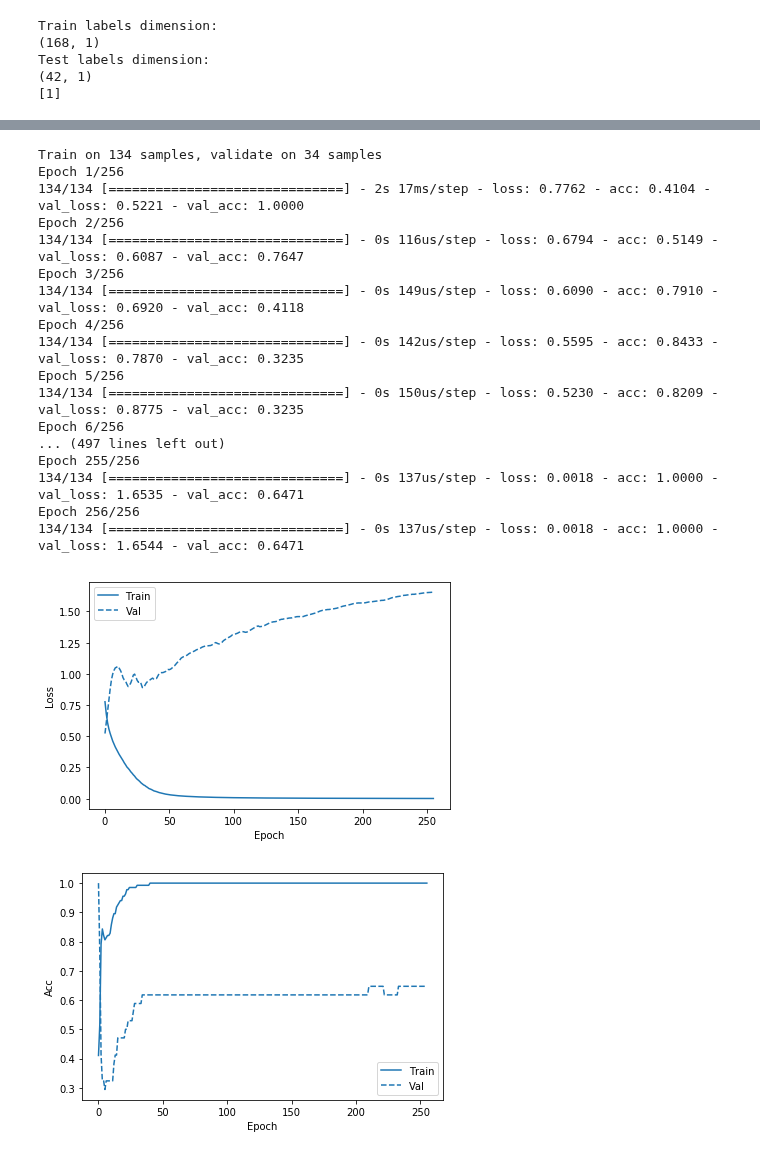
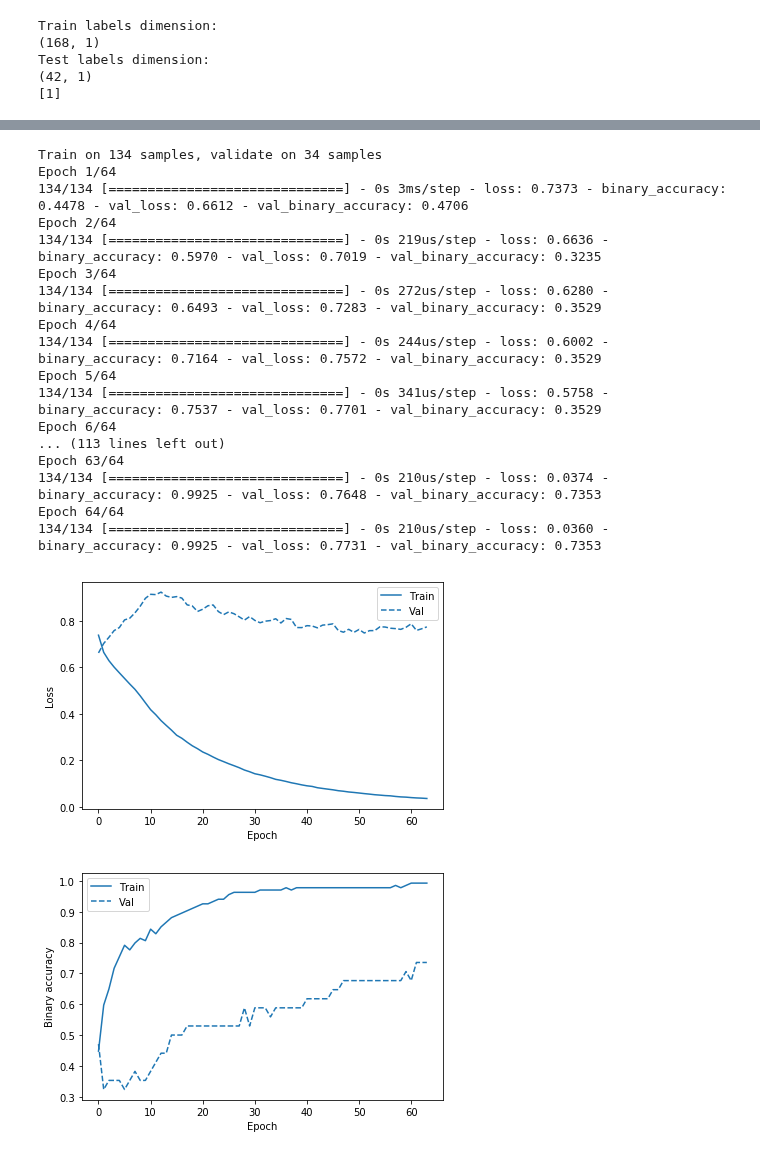
Before and after one commit to borodark/ie7860, a Jupyter notebook: HW2 MLP Sonar.ipynb, the cells around one changed output, grey strips where cells are left out. Drawn from its saved outputs; the diff is of its cells as text; code cells hidden in the pictures.

```diff
--- a/HW2 MLP Sonar.ipynb
+++ b/HW2 MLP Sonar.ipynb
@@ -38,7 +38,13 @@ def plot_cm(labels, predictions):
 
 import pandas as pd
 df = pd.read_csv('sonar.csv', header=None)
-yZ = df[60]
-df.drop([60],axis=1, inplace=True)
-df.head()
+X_test = df.sample(frac=0.20, replace=True, random_state=1)
+Y_test = X_test[60]
+X_test.drop([60],axis=1, inplace=True)
+X_test.head()
+X_train = df.drop(X_test.index)
+Y_train = X_train[60]
+X_train.drop([60],axis=1, inplace=True)
+X_train.head()
+#X_test.head()
 # %% [output]
@@ -103,0 +59,9 @@ train.tail()
+# %%
+
+from sklearn.preprocessing import StandardScaler
+scaler = StandardScaler()
+scaler.fit(X_train)
+X_train = pd.DataFrame(scaler.transform(X_train), index=X_train.index, columns=X_train.columns)
+X_test = pd.DataFrame(scaler.transform(X_test), index=X_test.index, columns=X_test.columns)
+print("X_test shape: ",X_test.shape)
+print("X_train shape: ",X_train.shape)
@@ -105,11 +72,8 @@ train.tail()
 ## Changing labels to one-hot encoded vector
 
 lb = LabelBinarizer()
-y_train_one_hot = lb.fit_transform(train[60])
-y_test_one_hot = lb.transform(test[60])
-train.drop([60],axis=1, inplace=True)
-test.drop([60],axis=1, inplace=True)
-
+y_train_one_hot = lb.fit_transform(Y_train)
+y_test_one_hot = lb.transform(Y_test)
 
 print('Train labels dimension:');print(y_train_one_hot.shape)
 print('Test labels dimension:');print(y_test_one_hot.shape)
@@ -184,43 +146,43 @@ binary_accuracy :  0.5952380952380952
 # %%
-# Defining various initialization parameters for 61-64-64-32-1 MLP model
-num_classes = y_train_one_hot.shape[1]; num_features = train.shape[1]
-num_layers_0 = 64; num_layers_1 = 64; num_layers_2 = 32
+# Defining various initialization parameters for 61-64-16-32-1 MLP model
+num_classes = y_train_one_hot.shape[1]; num_features = X_train.shape[1]
+num_layers_0 = 32; num_layers_1 = 16; num_layers_2 = 8
 
 # Define the keras model
 model2 = Sequential()
 model2.add(Dense(num_layers_0, input_dim=num_features, activation='linear'))
-model2.add(Dense(num_layers_1, activation='relu'))
-model2.add(Dense(num_layers_2, activation='sigmoid'))
+model2.add(Dense(num_layers_1, activation='sigmoid'))
+model2.add(Dense(num_layers_2, activation='relu'))
 model2.add(Dense(num_classes, activation='sigmoid'))
 
 # Compile the keras model
-model2.compile(loss='binary_crossentropy', optimizer='adam', metrics=['accuracy'])
+model2.compile(loss='binary_crossentropy', optimizer='adam', metrics=['binary_accuracy'])
 # Fit keras model
-history2 = model2.fit(train, y_train_one_hot, epochs=256, validation_split = 0.20)
+history2 = model2.fit(X_train, y_train_one_hot, epochs=64, batch_size=8, validation_split = 0.20)
 # %% [output]
 Train on 134 samples, validate on 34 samples
-Epoch 1/256
-134/134 [==============================] - 2s 17ms/step - loss: 0.7762 - acc: 0.4104 - val_loss: 0.5221 - val_acc: 1.0000
-Epoch 2/256
-134/134 [==============================] - 0s 116us/step - loss: 0.6794 - acc: 0.5149 - val_loss: 0.6087 - val_acc: 0.7647
-Epoch 3/256
-134/134 [==============================] - 0s 149us/step - loss: 0.6090 - acc: 0.7910 - val_loss: 0.6920 - val_acc: 0.4118
-Epoch 4/256
-134/134 [==============================] - 0s 142us/step - loss: 0.5595 - acc: 0.8433 - val_loss: 0.7870 - val_acc: 0.3235
-Epoch 5/256
-134/134 [==============================] - 0s 150us/step - loss: 0.5230 - acc: 0.8209 - val_loss: 0.8775 - val_acc: 0.3235
-Epoch 6/256
-... (497 lines left out)
-Epoch 255/256
-134/134 [==============================] - 0s 137us/step - loss: 0.0018 - acc: 1.0000 - val_loss: 1.6535 - val_acc: 0.6471
-Epoch 256/256
-134/134 [==============================] - 0s 137us/step - loss: 0.0018 - acc: 1.0000 - val_loss: 1.6544 - val_acc: 0.6471
+Epoch 1/64
+134/134 [==============================] - 0s 3ms/step - loss: 0.7373 - binary_accuracy: 0.4478 - val_loss: 0.6612 - val_binary_accuracy: 0.4706
+Epoch 2/64
+134/134 [==============================] - 0s 219us/step - loss: 0.6636 - binary_accuracy: 0.5970 - val_loss: 0.7019 - val_binary_accuracy: 0.3235
+Epoch 3/64
+134/134 [==============================] - 0s 272us/step - loss: 0.6280 - binary_accuracy: 0.6493 - val_loss: 0.7283 - val_binary_accuracy: 0.3529
+Epoch 4/64
+134/134 [==============================] - 0s 244us/step - loss: 0.6002 - binary_accuracy: 0.7164 - val_loss: 0.7572 - val_binary_accuracy: 0.3529
+Epoch 5/64
+134/134 [==============================] - 0s 341us/step - loss: 0.5758 - binary_accuracy: 0.7537 - val_loss: 0.7701 - val_binary_accuracy: 0.3529
+Epoch 6/64
+... (113 lines left out)
+Epoch 63/64
+134/134 [==============================] - 0s 210us/step - loss: 0.0374 - binary_accuracy: 0.9925 - val_loss: 0.7648 - val_binary_accuracy: 0.7353
+Epoch 64/64
+134/134 [==============================] - 0s 210us/step - loss: 0.0360 - binary_accuracy: 0.9925 - val_loss: 0.7731 - val_binary_accuracy: 0.7353
 # %%
 plot_metrics(history2, metrics =  ['loss'])
 # %% [output]
-[figure, old version]
+[figure, new version]
 # %%
-plot_metrics(history2, metrics =  ['acc'])
+plot_metrics(history2, metrics =  ['binary_accuracy'])
 # %% [output]
-[figure, old version]
+[figure, new version]
 # %%
```
Also changed, not shown: parts of 11 cells of this notebook, 3 other files.
